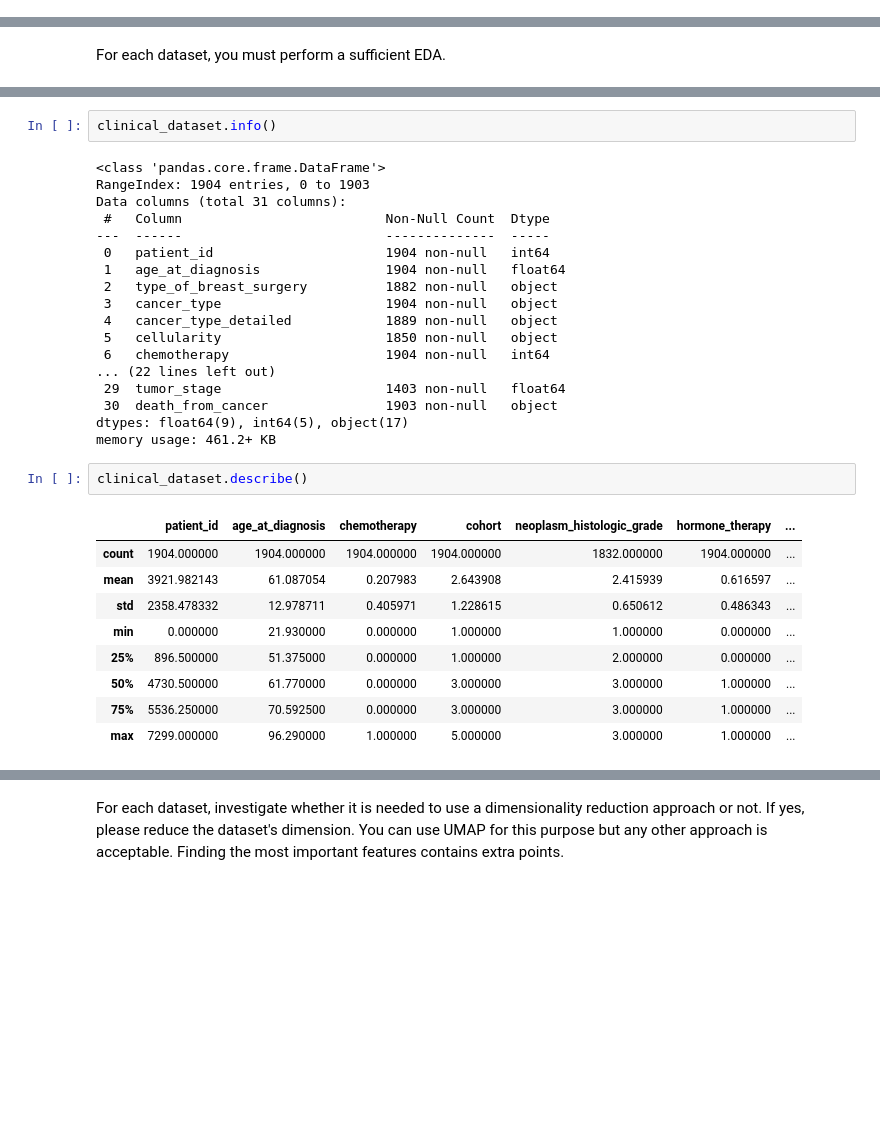
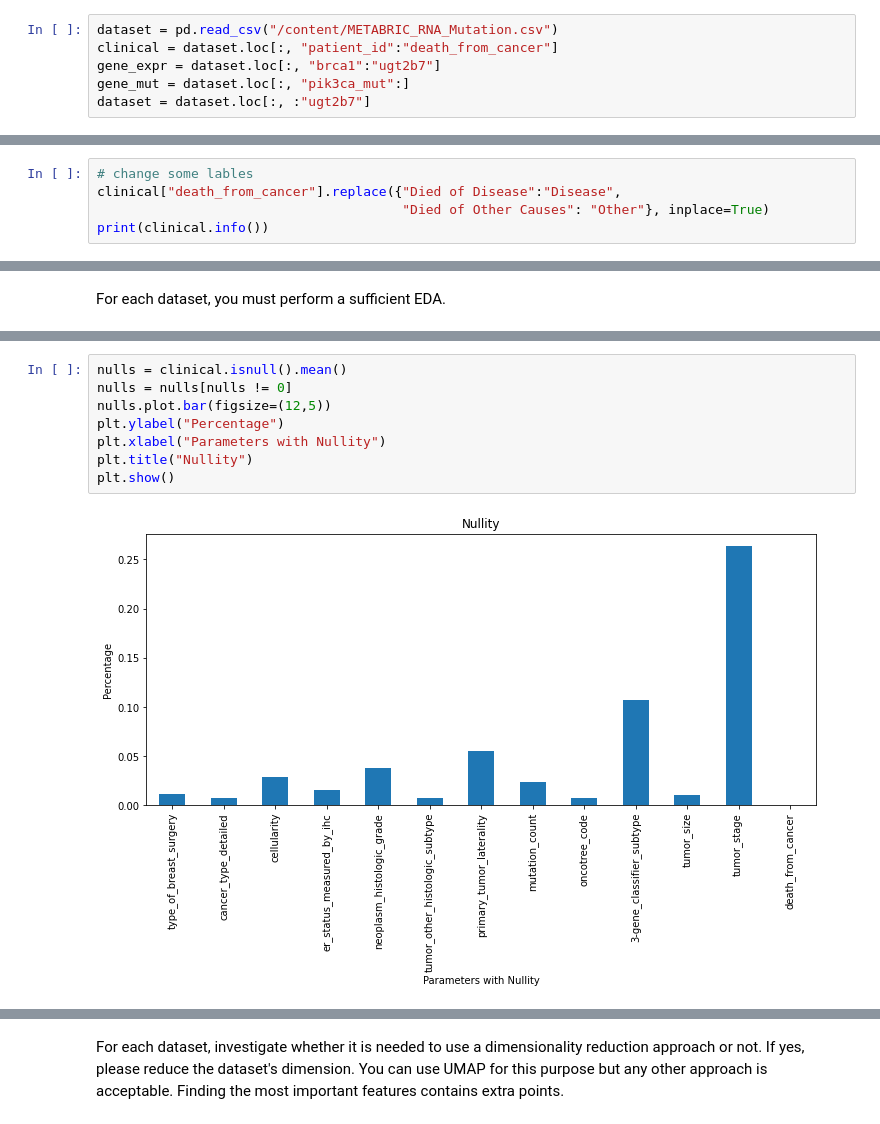
Before and after one commit to ckoorosh/ML-Project-Fall22, a Jupyter notebook: ML_Project.ipynb, the cells around one changed output, grey strips where cells are left out. Cells and saved outputs as stored; diff of their text form; blank space fills up the shorter version.

```diff
--- a/ML_Project.ipynb
+++ b/ML_Project.ipynb
@@ -55,0 +97,6 @@ gene_mutation_dataset = df.iloc[:, 520:]
+# %%
+dataset = pd.read_csv("/content/METABRIC_RNA_Mutation.csv")
+clinical = dataset.loc[:, "patient_id":"death_from_cancer"]
+gene_expr = dataset.loc[:, "brca1":"ugt2b7"]
+gene_mut = dataset.loc[:, "pik3ca_mut":]
+dataset = dataset.loc[:, :"ugt2b7"]
@@ -55,0 +123,5 @@ gene_mutation_dataset = df.iloc[:, 520:]
+# %%
+# change some lables
+clinical["death_from_cancer"].replace({"Died of Disease":"Disease",
+                                       "Died of Other Causes": "Other"}, inplace=True)
+print(clinical.info())
@@ -74,32 +175,10 @@ from sklearn import preprocessing
 # %%
-clinical_dataset.info()
+nulls = clinical.isnull().mean()
+nulls = nulls[nulls != 0]
+nulls.plot.bar(figsize=(12,5))
+plt.ylabel("Percentage")
+plt.xlabel("Parameters with Nullity")
+plt.title("Nullity")
+plt.show()
 # %% [output]
-<class 'pandas.core.frame.DataFrame'>
-RangeIndex: 1904 entries, 0 to 1903
-Data columns (total 31 columns):
- #   Column                          Non-Null Count  Dtype
----  ------                          --------------  -----
- 0   patient_id                      1904 non-null   int64
- 1   age_at_diagnosis                1904 non-null   float64
- 2   type_of_breast_surgery          1882 non-null   object
- 3   cancer_type                     1904 non-null   object
- 4   cancer_type_detailed            1889 non-null   object
- 5   cellularity                     1850 non-null   object
- 6   chemotherapy                    1904 non-null   int64
-... (22 lines left out)
- 29  tumor_stage                     1403 non-null   float64
- 30  death_from_cancer               1903 non-null   object
-dtypes: float64(9), int64(5), object(17)
-memory usage: 461.2+ KB
+[figure, added]
-# %%
-clinical_dataset.describe()
-# %% [output]
-|  | patient_id | age_at_diagnosis | chemotherapy | cohort | neoplasm_histologic_grade | hormone_therapy | ... |
-| count | 1904.000000 | 1904.000000 | 1904.000000 | 1904.000000 | 1832.000000 | 1904.000000 | ... |
-| mean | 3921.982143 | 61.087054 | 0.207983 | 2.643908 | 2.415939 | 0.616597 | ... |
-| std | 2358.478332 | 12.978711 | 0.405971 | 1.228615 | 0.650612 | 0.486343 | ... |
-| min | 0.000000 | 21.930000 | 0.000000 | 1.000000 | 1.000000 | 0.000000 | ... |
-| 25% | 896.500000 | 51.375000 | 0.000000 | 1.000000 | 2.000000 | 0.000000 | ... |
-| 50% | 4730.500000 | 61.770000 | 0.000000 | 3.000000 | 3.000000 | 1.000000 | ... |
-| 75% | 5536.250000 | 70.592500 | 0.000000 | 3.000000 | 3.000000 | 1.000000 | ... |
-| max | 7299.000000 | 96.290000 | 1.000000 | 5.000000 | 3.000000 | 1.000000 | ... |
```
Also changed, not shown: parts of 106 cells of this notebook, 13 other files.
